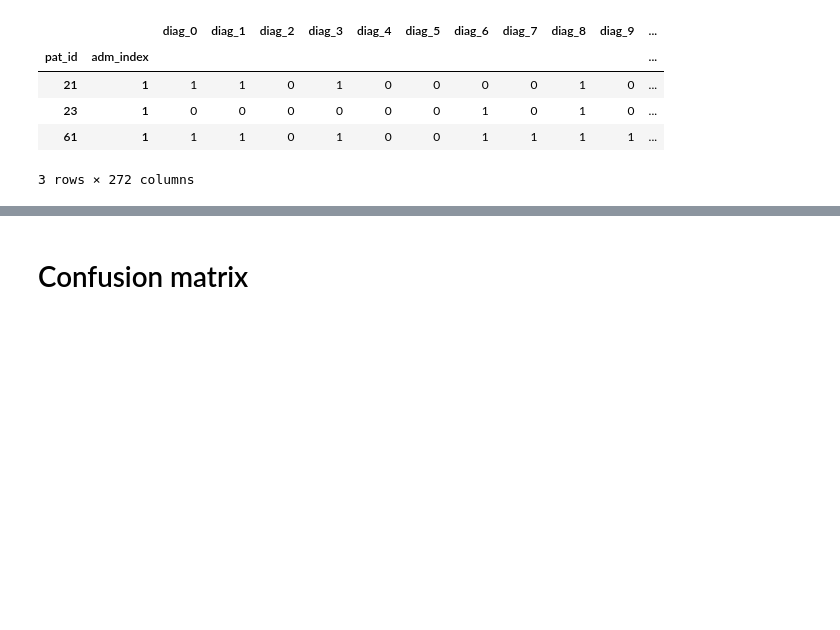
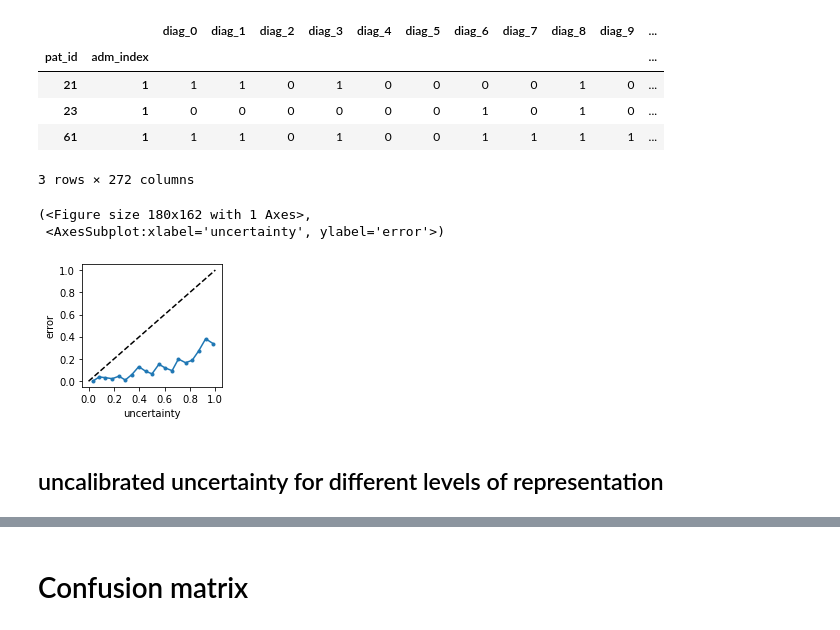
Before and after one commit to snovaisg/master-thesis, a Jupyter notebook: Accuracy as a function of confidence.ipynb, the cells around one changed output, grey strips where cells are left out. Drawn from its saved outputs; the diff is of its cells as text; code cells hidden in the pictures; blank space fills up the shorter version.

```diff
--- a/Accuracy as a function of confidence.ipynb
+++ b/Accuracy as a function of confidence.ipynb
@@ -195,0 +233,28 @@ def UCE(predictions : pd.DataFrame,nbins:int = 10):
+# %%
+diag = 'diag_88'
+diagnostic_preds = predictions.loc[:,'diag_88']
+diagnostic_logits = df_var_predictions.loc[:,'diag_88']
+diagnostic_goldens = df_golden.loc[:,'diag_88']
+nbins = 20
+uce, entropy_in_bin, errors_in_bin = UCE(diagnostic_preds,diagnostic_logits,diagnostic_goldens,nbins=nbins)
+# %%
+def plot_uncert(err, entr):
+    fig, ax = plt.subplots(1, 1, figsize=(2.5, 2.25));
+
+    ax.plot([0,1], [0,1], 'k--') ;
+    ax.plot(entr, err, marker='.');
+    ax.set_xticks((np.arange(0, 1.1, step=0.2)));
+    ax.set_ylabel(r'error');
+    ax.set_xlabel(r'uncertainty');
+    ax.set_xticks((np.arange(0, 1.1, step=0.2)));
+    ax.set_yticks((np.arange(0, 1.1, step=0.2)));
+
+    return fig, ax
+# %%
+plot_uncert(errors_in_bin,entropy_in_bin)
+# %% [output]
+(<Figure size 180x162 with 1 Axes>,
+ <AxesSubplot:xlabel='uncertainty', ylabel='error'>)
+[figure, added]
+# %% [markdown]
+## uncalibrated uncertainty for different levels of representation
```
Also changed, not shown: parts of 7 cells of this notebook.
